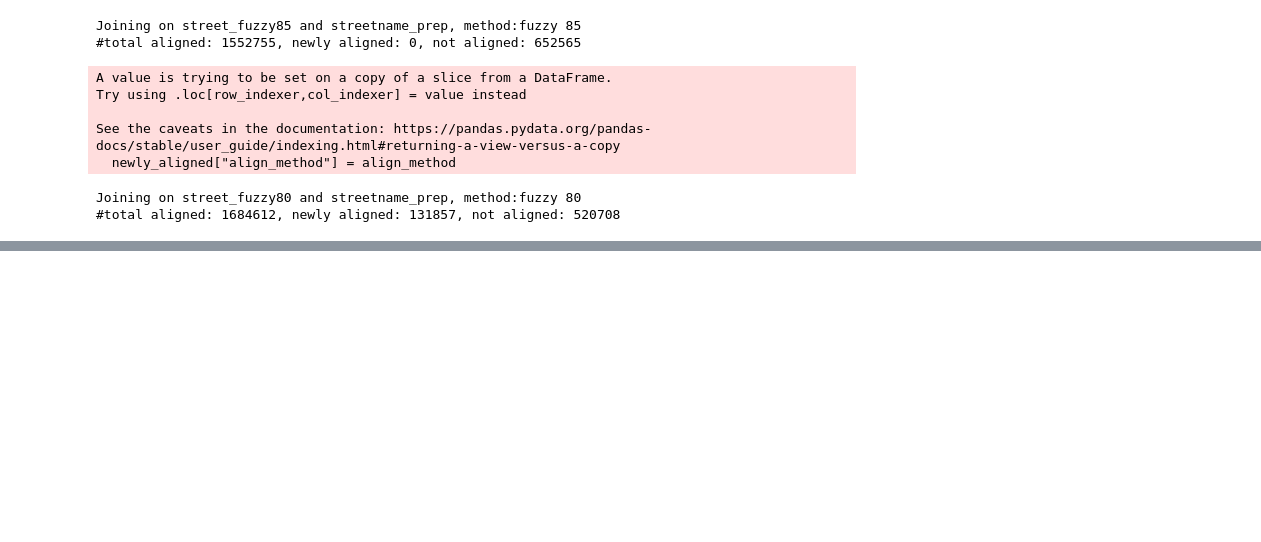
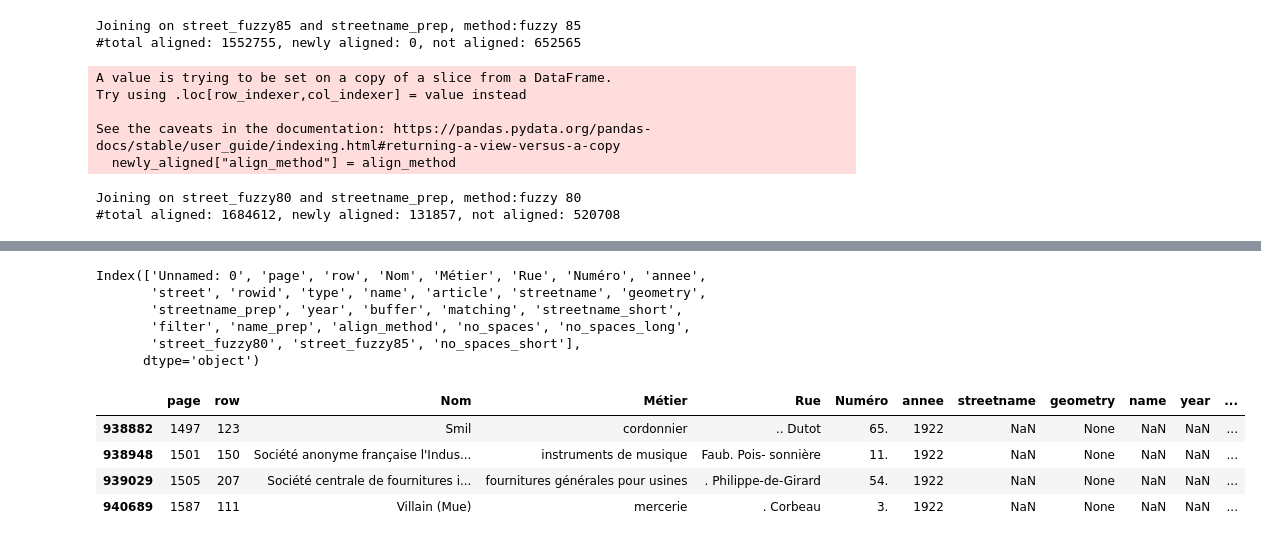
Before and after one commit to leamarxen/Paris_City_Project, a Jupyter notebook: Alignment.ipynb, the cells around one changed output, grey strips where cells are left out. Cells and saved outputs as stored; diff of their text form; code cells hidden in the pictures; blank space fills up the shorter version.

```diff
--- a/Alignment.ipynb
+++ b/Alignment.ipynb
@@ -446,0 +467,17 @@ unique_aligned.to_pickle("data/unique_aligned.pkl")
+# %%
+unique_aligned.columns
+# %% [output]
+Index(['Unnamed: 0', 'page', 'row', 'Nom', 'Métier', 'Rue', 'Numéro', 'annee',
+       'street', 'rowid', 'type', 'name', 'article', 'streetname', 'geometry',
+       'streetname_prep', 'year', 'buffer', 'matching', 'streetname_short',
+       'filter', 'name_prep', 'align_method', 'no_spaces', 'no_spaces_long',
+       'street_fuzzy80', 'street_fuzzy85', 'no_spaces_short'],
+      dtype='object')
+# %%
+unique_aligned_selection.tail(4)
+# %% [output]
+|  | page | row | Nom | Métier | Rue | Numéro | annee | streetname | geometry | name | year | ... |
+| 938882 | 1497 | 123 | Smil | cordonnier | .. Dutot | 65. | 1922 | NaN | None | NaN | NaN | ... |
+| 938948 | 1501 | 150 | Société anonyme française l'Indus... | instruments de musique | Faub. Pois- sonnière | 11. | 1922 | NaN | None | NaN | NaN | ... |
+| 939029 | 1505 | 207 | Société centrale de fournitures i... | fournitures générales pour usines | . Philippe-de-Girard | 54. | 1922 | NaN | None | NaN | NaN | ... |
+| 940689 | 1587 | 111 | Villain (Mue) | mercerie | . Corbeau | 3. | 1922 | NaN | None | NaN | NaN | ... |
```
Also changed, not shown: parts of 8 cells of this notebook.
